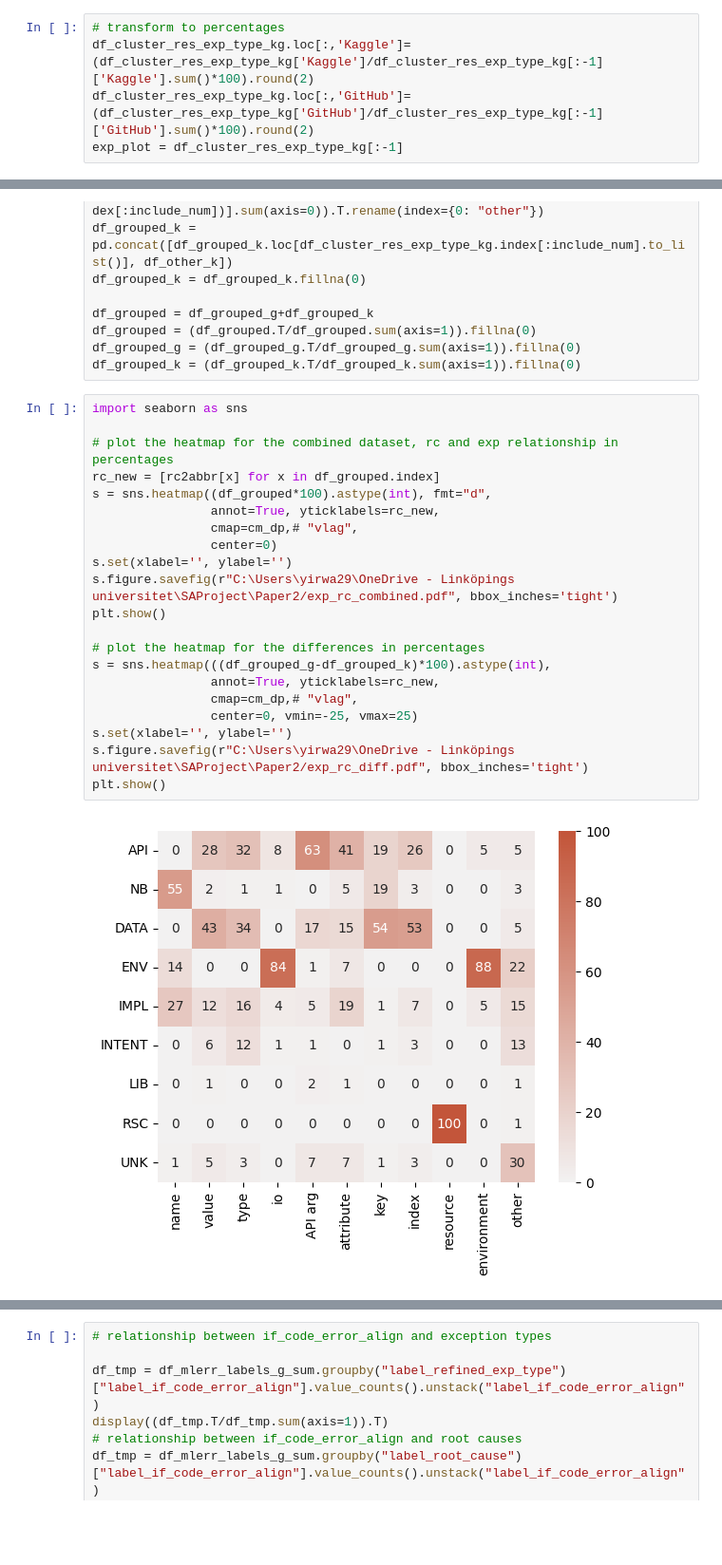
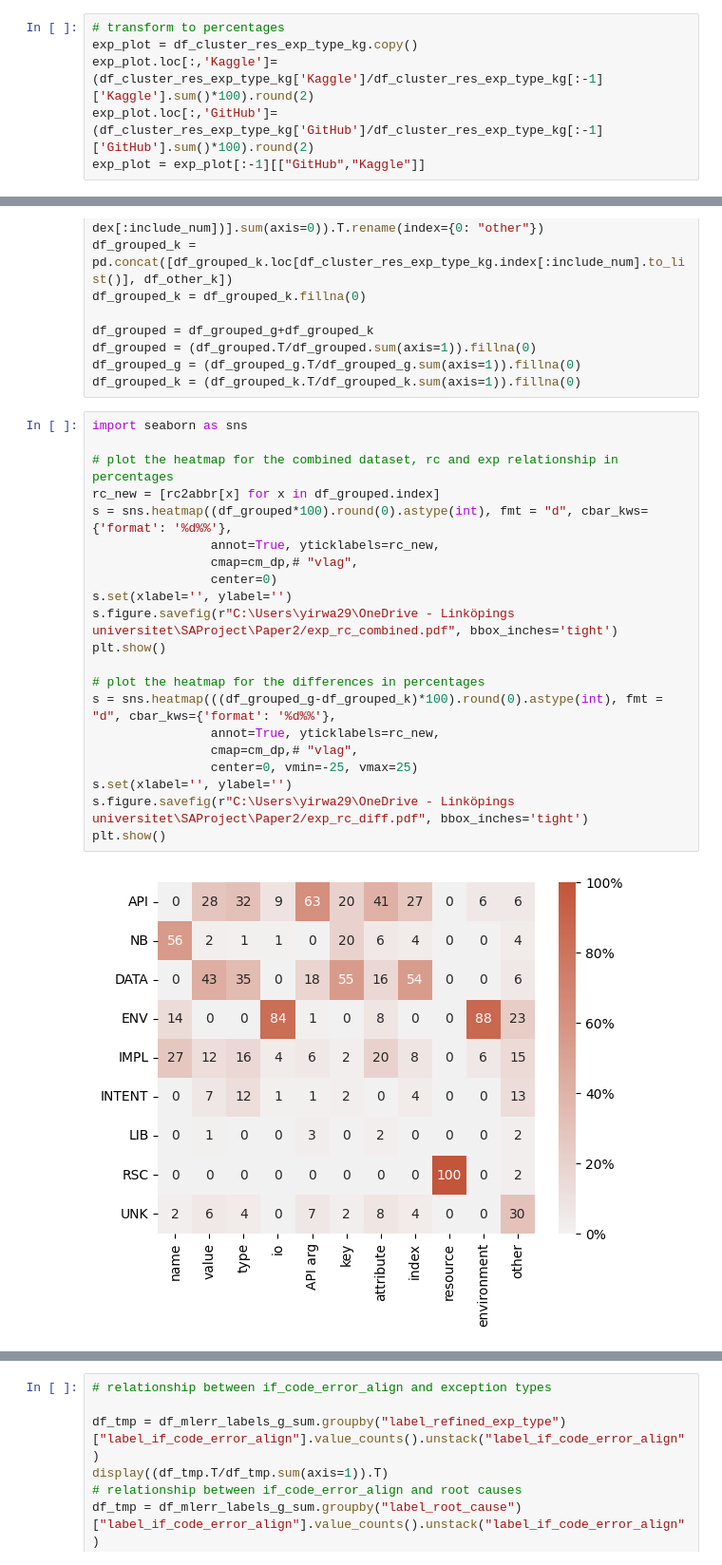
Before and after one commit to PELAB-LiU/jupyter_nbs_empirical, a Jupyter notebook: notebook_error_analysis-manual_labels_plots_rqs.ipynb, the cells around one changed output, grey strips where cells are left out. Shown at 95% size. Drawn from its saved outputs; the diff is of its cells as text; blank space fills up the shorter version.

Commit message:
polish graphs

```diff
--- a/notebook_error_analysis-manual_labels_plots_rqs.ipynb
+++ b/notebook_error_analysis-manual_labels_plots_rqs.ipynb
@@ -213,7 +213,8 @@ df_cluster_res_exp_type_kg[["Combined","GitHub","Kaggle"]]
 | total | 742 | 389 | 353 |
 # %%
 # transform to percentages
-df_cluster_res_exp_type_kg.loc[:,'Kaggle']=(df_cluster_res_exp_type_kg['Kaggle']/df_cluster_res_exp_type_kg[:-1]['Kaggle'].sum()*100).round(2)
-df_cluster_res_exp_type_kg.loc[:,'GitHub']=(df_cluster_res_exp_type_kg['GitHub']/df_cluster_res_exp_type_kg[:-1]['GitHub'].sum()*100).round(2)
-exp_plot = df_cluster_res_exp_type_kg[:-1]
+exp_plot = df_cluster_res_exp_type_kg.copy()
+exp_plot.loc[:,'Kaggle']=(df_cluster_res_exp_type_kg['Kaggle']/df_cluster_res_exp_type_kg[:-1]['Kaggle'].sum()*100).round(2)
+exp_plot.loc[:,'GitHub']=(df_cluster_res_exp_type_kg['GitHub']/df_cluster_res_exp_type_kg[:-1]['GitHub'].sum()*100).round(2)
+exp_plot = exp_plot[:-1][["GitHub","Kaggle"]]
 # %% [output]
@@ -427,23 +466,23 @@ df_grouped_k = (df_grouped_k.T/df_grouped_k.sum(axis=1)).fillna(0)
 # %%
 import seaborn as sns
 
 # plot the heatmap for the combined dataset, rc and exp relationship in percentages
 rc_new = [rc2abbr[x] for x in df_grouped.index]
-s = sns.heatmap((df_grouped*100).astype(int), fmt="d",
+s = sns.heatmap((df_grouped*100).round(0).astype(int), fmt = "d", cbar_kws={'format': '%d%%'},
                 annot=True, yticklabels=rc_new,
                 cmap=cm_dp,# "vlag",
                 center=0)
 s.set(xlabel='', ylabel='')
 s.figure.savefig(r"C:\Users\yirwa29\OneDrive - Linköpings universitet\SAProject\Paper2/exp_rc_combined.pdf", bbox_inches='tight')
 plt.show()
 
 # plot the heatmap for the differences in percentages
-s = sns.heatmap(((df_grouped_g-df_grouped_k)*100).astype(int),
+s = sns.heatmap(((df_grouped_g-df_grouped_k)*100).round(0).astype(int), fmt = "d", cbar_kws={'format': '%d%%'},
                 annot=True, yticklabels=rc_new,
                 cmap=cm_dp,# "vlag",
                 center=0, vmin=-25, vmax=25)
 s.set(xlabel='', ylabel='')
 s.figure.savefig(r"C:\Users\yirwa29\OneDrive - Linköpings universitet\SAProject\Paper2/exp_rc_diff.pdf", bbox_inches='tight')
 plt.show()
 # %% [output]
-[figure, old version]
+[figure, new version]
```
Also changed, not shown: parts of 13 cells of this notebook.
